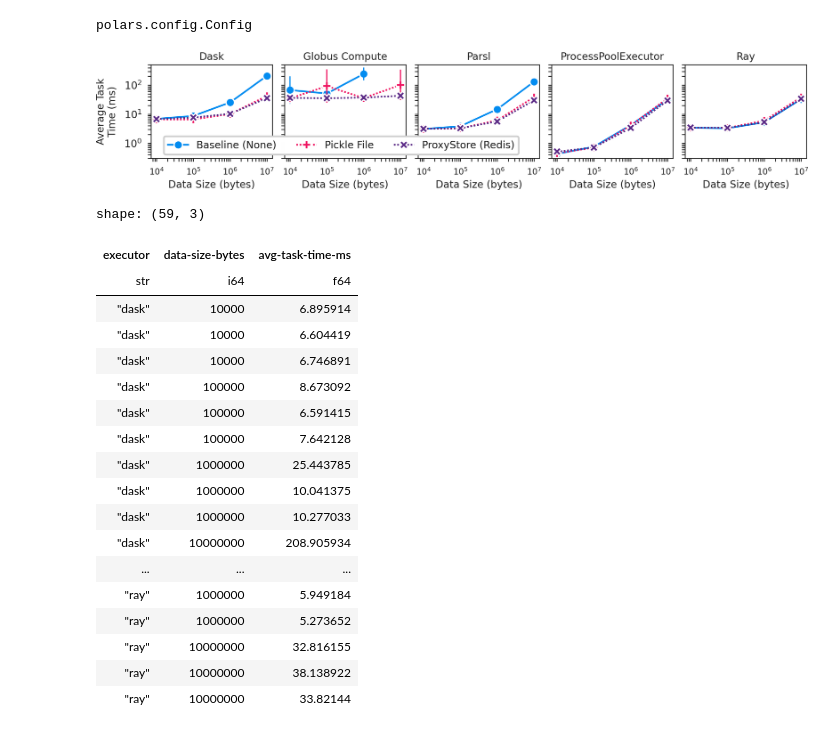
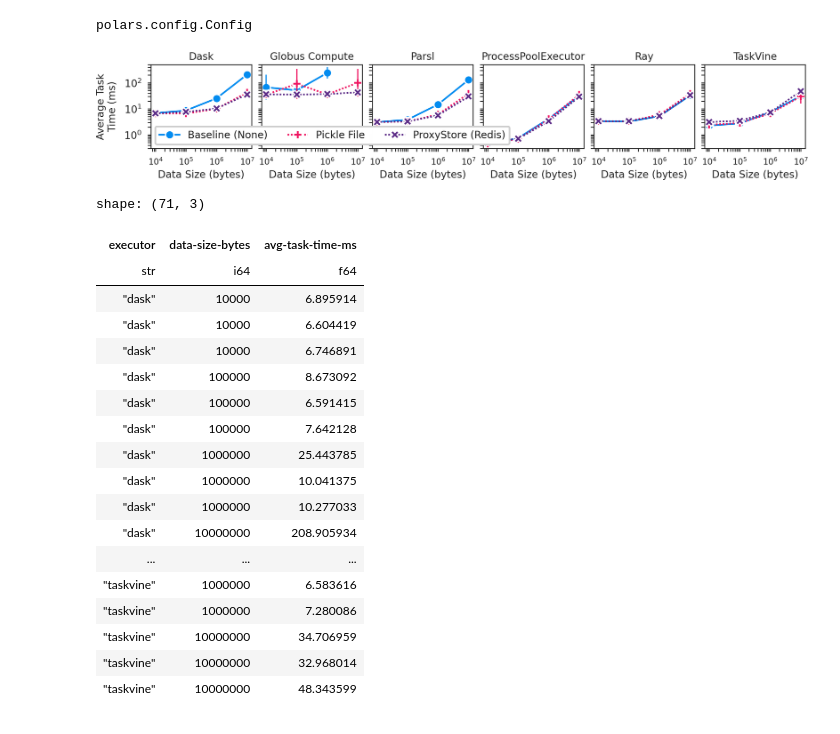
Before and after one commit to proxystore/escience24-evaluation, a Jupyter notebook: notebooks/2-data.ipynb, the cells around one changed output. Drawn from its saved outputs; the diff is of its cells as text; code cells hidden in the pictures.

```diff
--- a/notebooks/2-data.ipynb
+++ b/notebooks/2-data.ipynb
@@ -67,10 +67,16 @@ def get_info_from_log(filepath: pathlib.Path) -> dict:
 def load_data(directory: pathlib.Path) -> polars.DataFrame:
     runs = []
 
-    for tasks_path in directory.glob('**/tasks.json'):
+    for tasks_path in directory.glob('**/tasks.json*'):
         app, executor, timestamp = str(tasks_path.relative_to(directory).parent).split('/')
 
         tasks = load_tasks(tasks_path)
+
+        if executor == 'taskvine':
+            # I made a configuration mistake so the "warmup tasks" had the same
+            # name as the actual compute tasks so they need to be dropped.
+            tasks = tasks.tail(len(tasks) - 32)
+
         start_time = tasks['submit_time'].min()
         end_time = tasks['received_time'].max()
 
@@ -94,7 +100,7 @@ def load_data(directory: pathlib.Path) -> polars.DataFrame:
 data = load_data(pathlib.Path('../runs/data/'))
 data = data.filter(polars.col('transformer') != 'ProxyStore (File)')
 # %%
-rows, cols = 1, 5
+rows, cols = 1, 6
 fig, axes = plt.subplots(rows, cols, sharey=True)
 executors = sorted(set(data['executor']))
 transformers = sorted(set(data['transformer']))
@@ -104,6 +110,7 @@ names = {
     'parsl': 'Parsl',
     'process-pool': 'ProcessPoolExecutor',
     'ray': 'Ray',
+    'taskvine': 'TaskVine',
 }
 colors = {executor: color['color'] for executor, color in zip(executors, plt.rcParams['axes.prop_cycle'])}
 colors = {
@@ -142,40 +149,40 @@ for x in range(cols):
         errorbar='sd',
         err_style='bars',
         palette=colors,
         dashes=dashes,
         markers=markers,
         linewidth=1,
         markersize=5,
     )
     ax.set_yscale('log')
     ax.set_xscale('log')
     ax.set_title(names[executor], pad=3)
     ax.set_ylabel('Average Task\nTime (ms)')
     ax.tick_params(axis='x', labelsize=5)
     ax.set_xlabel('Data Size (bytes)', labelpad=2)
 
     # ax.set_yticks(range(len(executors)))
     # ax.set_yticklabels([names[name] for name in executors])
     # l, r = ax.get_xlim()
     # ax.set_xlim(l * 1.05, r * 1.05)
 
     handles, labels = ax.get_legend_handles_labels()
-    fig.legend(handles, labels, loc='lower center', ncols=3, bbox_to_anchor=(0.35, 0.1))
+    fig.legend(handles, labels, loc='lower center', ncols=3, bbox_to_anchor=(0.34, 0.1))
     # fig.legend(handles, labels, loc='lower center', ncols=3, bbox_to_anchor=(0.5, -0.4))
     ax.get_legend().remove()
     ax.set_ylim([0.3, 500])
 
 # TODO: baseline as black dashed line, change colors, use markers with stdev
 plt.subplots_adjust(wspace=0.1, hspace=0.5)
-fig.set_size_inches(7, 1)
+fig.set_size_inches(7, 0.9)
 plt.savefig('../figures/data-transformers.pdf', pad_inches=0.05)
 plt.savefig('../figures/data-transformers.svg', pad_inches=0.05)
 # %% [output]
-[figure, old version]
+[figure, new version]
 # %%
 data.group_by(['app', 'executor', 'transformer', 'data-size-bytes']).mean().sort('app', 'executor', 'data-size-bytes', 'transformer').select('executor', 'data-size-bytes', 'avg-task-time-ms')
 # %% [output]
-shape: (59, 3)
+shape: (71, 3)
 | executor | data-size-bytes | avg-task-time-ms |
 | str | i64 | f64 |
 | "dask" | 10000 | 6.895914 |
@@ -189,8 +196,8 @@ shape: (59, 3)
 | "dask" | 1000000 | 10.277033 |
 | "dask" | 10000000 | 208.905934 |
 | ... | ... | ... |
-| "ray" | 1000000 | 5.949184 |
-| "ray" | 1000000 | 5.273652 |
-| "ray" | 10000000 | 32.816155 |
-| "ray" | 10000000 | 38.138922 |
-| "ray" | 10000000 | 33.82144 |
+| "taskvine" | 1000000 | 6.583616 |
+| "taskvine" | 1000000 | 7.280086 |
+| "taskvine" | 10000000 | 34.706959 |
+| "taskvine" | 10000000 | 32.968014 |
+| "taskvine" | 10000000 | 48.343599 |
```
Also changed, not shown: 6 other files.
